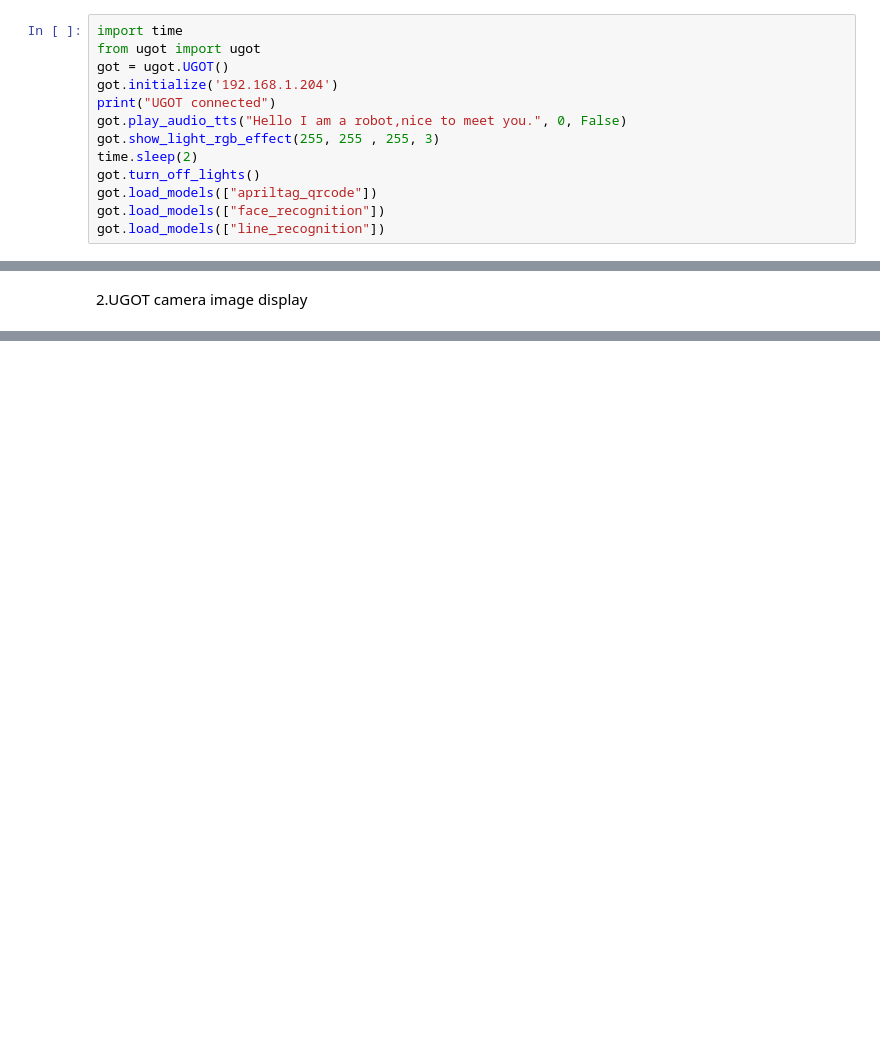
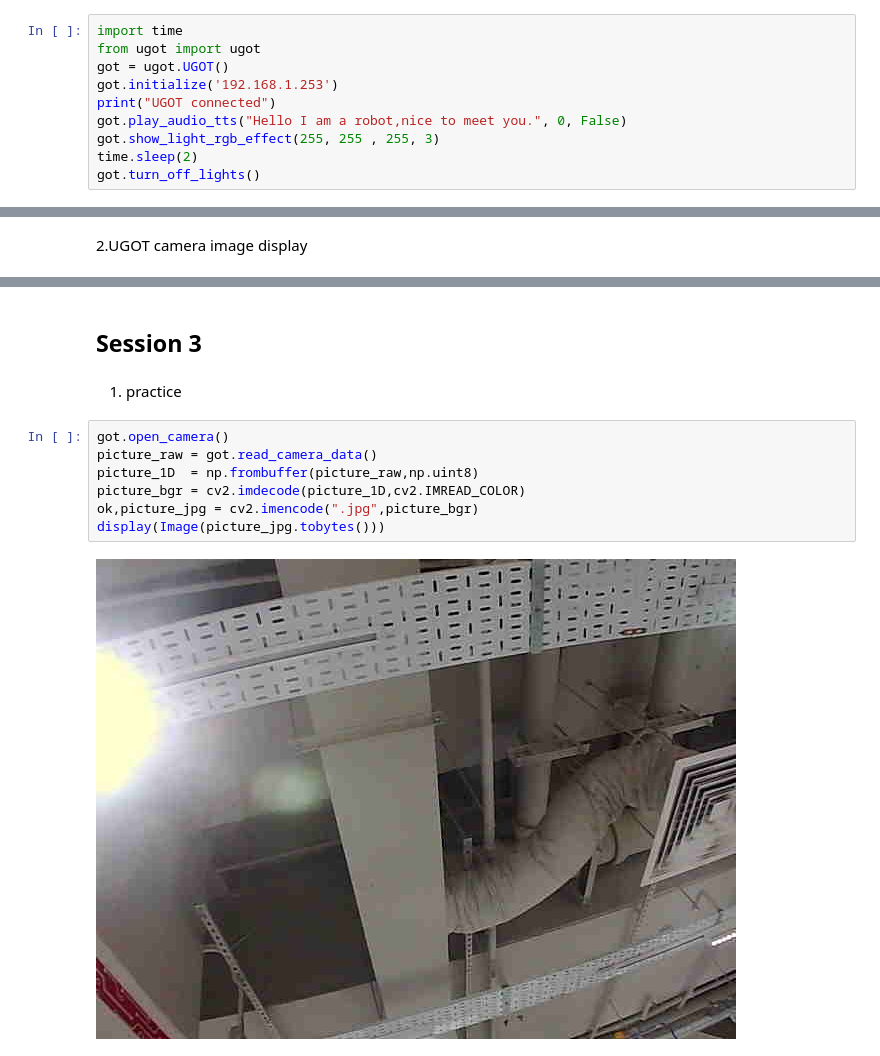
Before and after one commit to mblijian/VS-Code, a Jupyter notebook: L4T1/L4313T1_Sun_1pm.ipynb, the cells around one changed output, grey strips where cells are left out. Saved outputs shown, nothing was run; the diff lists cells and outputs as text; blank space fills up the shorter version.

```diff
--- a/L4T1/L4313T1_Sun_1pm.ipynb
+++ b/L4T1/L4313T1_Sun_1pm.ipynb
@@ -2,12 +2,9 @@
 import time
 from ugot import ugot
 got = ugot.UGOT()
-got.initialize('192.168.1.204')
+got.initialize('192.168.1.253')
 print("UGOT connected")
 got.play_audio_tts("Hello I am a robot,nice to meet you.", 0, False)
 got.show_light_rgb_effect(255, 255 , 255, 3)
 time.sleep(2)
 got.turn_off_lights()
-got.load_models(["apriltag_qrcode"])
-got.load_models(["face_recognition"])
-got.load_models(["line_recognition"])
@@ -1684,0 +1717,13 @@ display(Image(picture_jpg.tobytes()))
+# %% [markdown]
+## Session 3
+# %% [markdown]
+1. practice
+# %%
+got.open_camera()
+picture_raw = got.read_camera_data()
+picture_1D  = np.frombuffer(picture_raw,np.uint8)
+picture_bgr = cv2.imdecode(picture_1D,cv2.IMREAD_COLOR)
+ok,picture_jpg = cv2.imencode(".jpg",picture_bgr)
+display(Image(picture_jpg.tobytes()))
+# %% [output]
+[figure, added]
```
Also changed, not shown: parts of 9 cells of this notebook.
